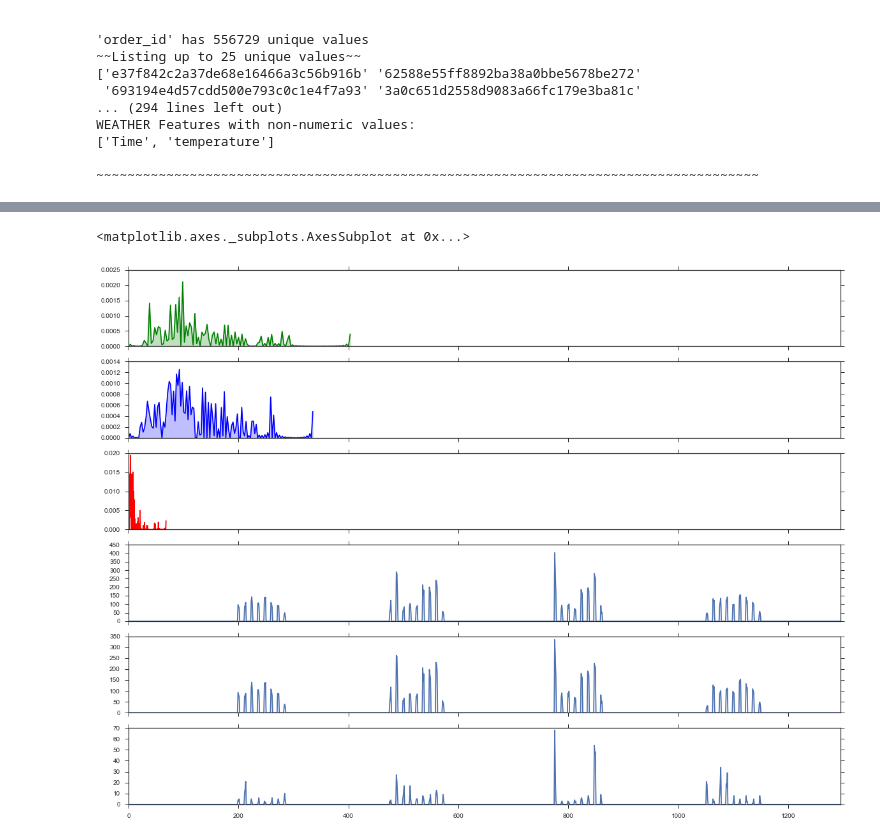
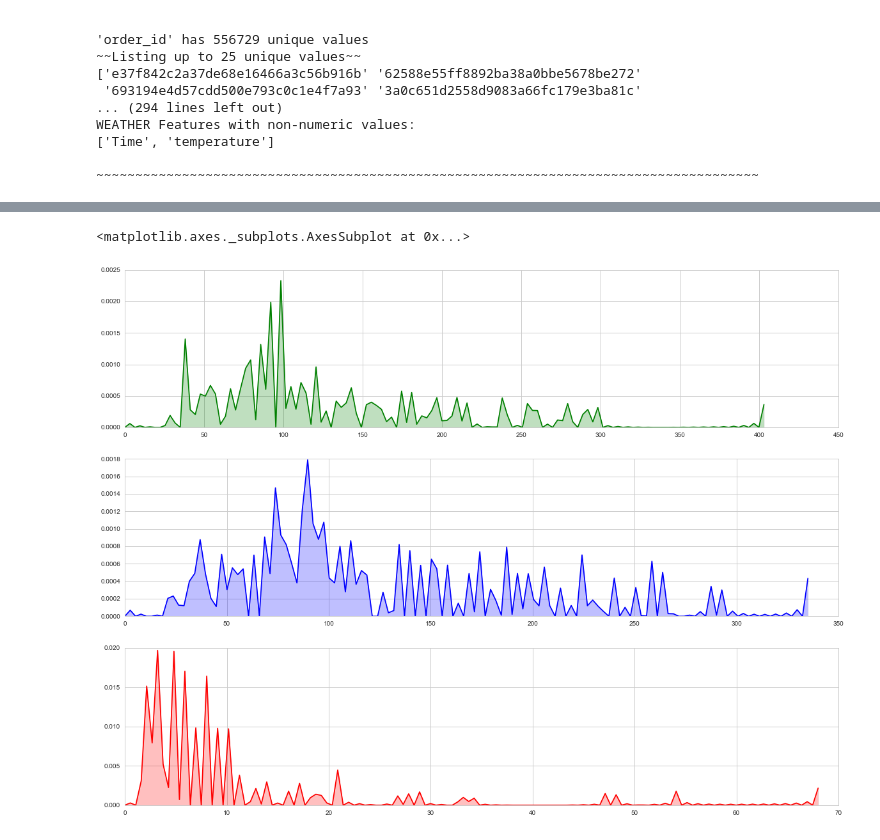
Before and after one commit to rvishakh/udacity, a Jupyter notebook: MLND/capstone/didi/template.ipynb, the cells around one changed output, grey strips where cells are left out. Drawn from its saved outputs; the diff is of its cells as text; code cells hidden in the pictures.

Commit message:
Plot updates, training date/time feature extraction

```diff
--- a/MLND/capstone/didi/template.ipynb
+++ b/MLND/capstone/didi/template.ipynb
@@ -421,29 +477,23 @@ KeyError: 'district_id'
 # %%
-# Plot a filled kernel density estimate
+# Plot a distribution plot
 dist = range(15,30)
 time = range(21*144,31*144)
 
 dplot = []
 splot = []
 gplot = []
-for t in range(22*144,31*144):
+for t in range(21*144,31*144):
     dplot.append(d[(20,t)])
     splot.append(s[(20,t)])
     gplot.append(g[(20,t)])
 
-f, (axis1,axis2,axis3,axis4,axis5,axis6) = plt.subplots(6,1, sharex=True, figsize=(20,15))
+f, (axis1,axis2,axis3) = plt.subplots(3,1, sharex=False, figsize=(20,15))
 
 sns.distplot(dplot, hist=False, color="g", kde_kws={"shade": True}, ax=axis1)
 sns.distplot(splot, hist=False, color="b", kde_kws={"shade": True}, ax=axis2)
 sns.distplot(gplot, hist=False, color="r", kde_kws={"shade": True}, ax=axis3)
-
-sns.tsplot(data=dplot, ax=axis4)
-sns.tsplot(data=splot, ax=axis5)
-sns.tsplot(data=gplot, ax=axis6)
-
-#sns.barplot(x='age_group', y='Survived', data=survival_by_agegroup, ax=axis2, palette="Blues_d")
 # %% [output]
 <matplotlib.axes._subplots.AxesSubplot at 0x...>
-[figure, old version]
+[figure, new version]
 # %%
 data = {'demand': dplot, 'gap': gplot}
```
Also changed, not shown: parts of 8 cells of this notebook.
